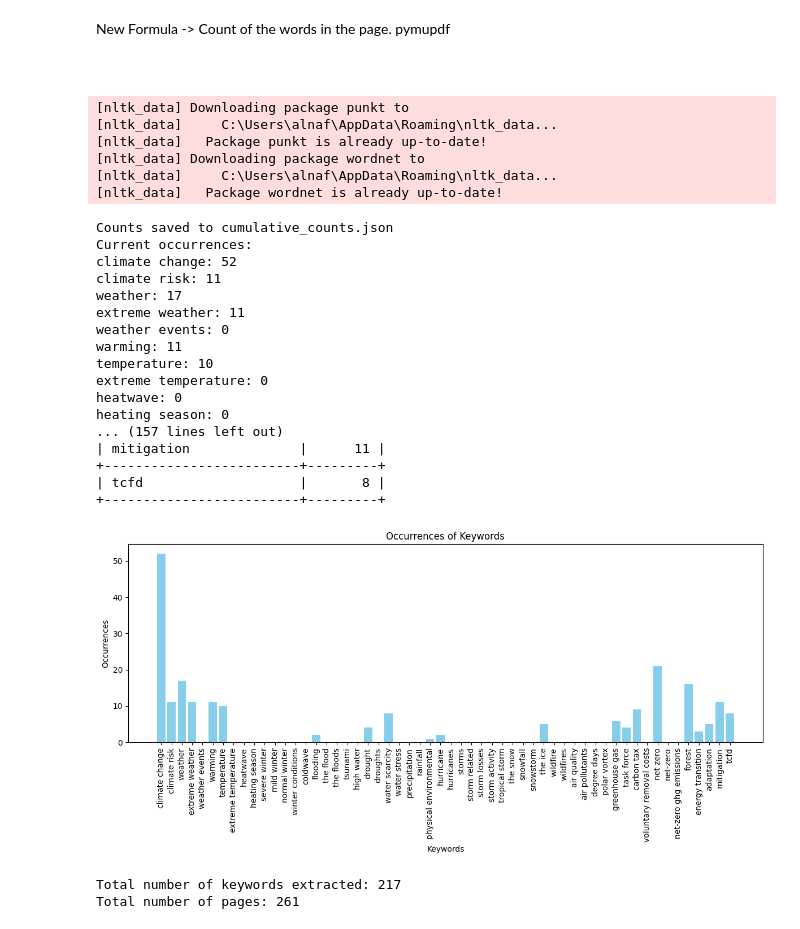
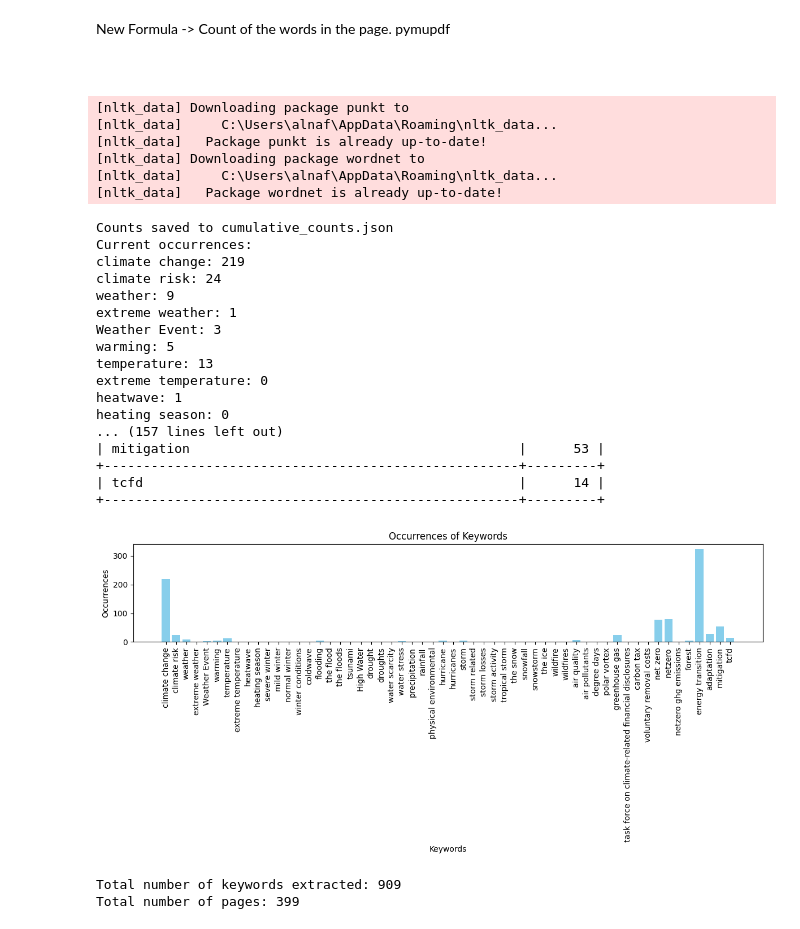
Before and after one commit to AlnafisVSCode/LSBU_Projects, a Jupyter notebook: collabExtract.ipynb, the cells around one changed output. Drawn from its saved outputs; the diff is of its cells as text; code cells hidden in the pictures.

```diff
--- a/collabExtract.ipynb
+++ b/collabExtract.ipynb
@@ -429,7 +431,7 @@ def extract_text_from_pdf(file_path, keywords):
             text = preprocess_text(text)
 
             for word in keywords:
-                # Use regular expressions for precise matching
+                # Use regular expressions for whole word matching
                 regex = re.compile(r'\b' + re.escape(word) + r'\b', re.IGNORECASE)
                 count = len(regex.findall(text))
                 total_occurrences[word] += count
@@ -471,18 +473,18 @@ def print_table_format(total_occurrences):
     print(tabulate(table_data, headers, tablefmt="grid"))
 
 def process_pdf_file():
-    file_path = 'Reports/LSE/Annual reports/LSE_ULVR_2013.pdf'
+    file_path = 'Reports/Shell/NYSE_SHEL_2022.pdf'
     counts_path = 'cumulative_counts.json'
     keywords = [
-        "climate change", "climate risk", "weather", "extreme weather", "weather events", "warming", "temperature",
+        "climate change", "climate risk", "weather", "extreme weather", "Weather Event", "warming", "temperature",
         "extreme temperature", "heatwave", "heating season", "severe winter", "mild winter",
         "normal winter", "winter conditions", "coldwave", "flooding", "the flood", "the floods",
-        "tsunami", "high water", "drought", "droughts", "water scarcity", "water stress",
+        "tsunami", "High Water", "drought", "droughts", "water scarcity", "water stress",
         "precipitation", "rainfall", "physical environmental", "hurricane", "hurricanes",
-        "storms", "storm related", "storm losses", "storm activity", "tropical storm", "the snow",
+        "storm", "storm related", "storm losses", "storm activity", "tropical storm", "the snow",
         "snowfall", "snowstorm", "the ice", "wildfire", "wildfires", "air quality", "air pollutants",
-        "degree days", "polar vortex", "greenhouse gas", "task force", "carbon tax", "voluntary removal costs",
-        "net zero", "net-zero", "net-zero ghg emissions", "forest", "energy transition", "adaptation",
+        "degree days", "polar vortex", "greenhouse gas", "task force on climate", "carbon tax", "voluntary removal costs",
+        "net zero", "netzero", "netzero ghg emissions", "forest", "energy transition", "adaptation",
         "mitigation", "tcfd"
     ]
 
@@ -494,45 +496,45 @@ def process_pdf_file():
 
     current_run_counts, total_keyword_count, total_pages = result
 
     save_counts(current_run_counts, total_keyword_count, total_pages, counts_path)
 
     print("Current occurrences:")
     for word, count in current_run_counts.items():
         print(f"{word}: {count}")
 
     print_table_format(current_run_counts)
 
     plot_bar_chart(current_run_counts)
 
     print(f"Total number of keywords extracted: {total_keyword_count}")
     print(f"Total number of pages: {total_pages}")
 
 # Run the function
 process_pdf_file()
 # %% [output]
 [nltk_data] Downloading package punkt to
 [nltk_data]     C:\Users\alnaf\AppData\Roaming\nltk_data...
 [nltk_data]   Package punkt is already up-to-date!
 [nltk_data] Downloading package wordnet to
 [nltk_data]     C:\Users\alnaf\AppData\Roaming\nltk_data...
 [nltk_data]   Package wordnet is already up-to-date!
 Counts saved to cumulative_counts.json
 Current occurrences:
-climate change: 52
-climate risk: 11
-weather: 17
-extreme weather: 11
-weather events: 0
-warming: 11
-temperature: 10
+climate change: 219
+climate risk: 24
+weather: 9
+extreme weather: 1
+Weather Event: 3
+warming: 5
+temperature: 13
 extreme temperature: 0
-heatwave: 0
+heatwave: 1
 heating season: 0
 ... (157 lines left out)
-| mitigation              |      11 |
-+-------------------------+---------+
-| tcfd                    |       8 |
-+-------------------------+---------+
+| mitigation                                          |      53 |
++-----------------------------------------------------+---------+
+| tcfd                                                |      14 |
++-----------------------------------------------------+---------+
-[figure, old version]
+[figure, new version]
-Total number of keywords extracted: 217
-Total number of pages: 261
+Total number of keywords extracted: 909
+Total number of pages: 399
```
Also changed, not shown: parts of 2 cells of this notebook, 1 other file.
